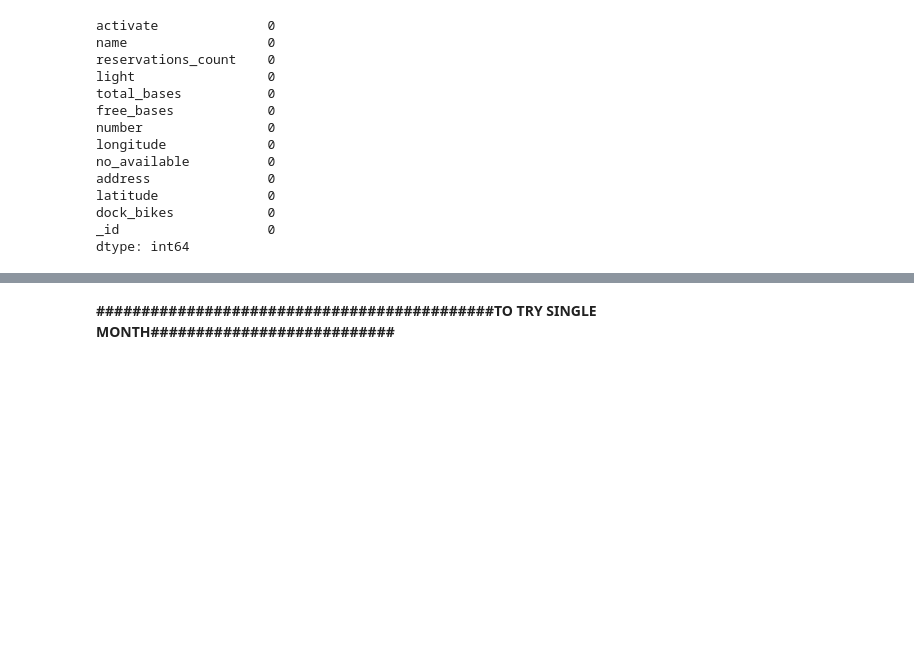
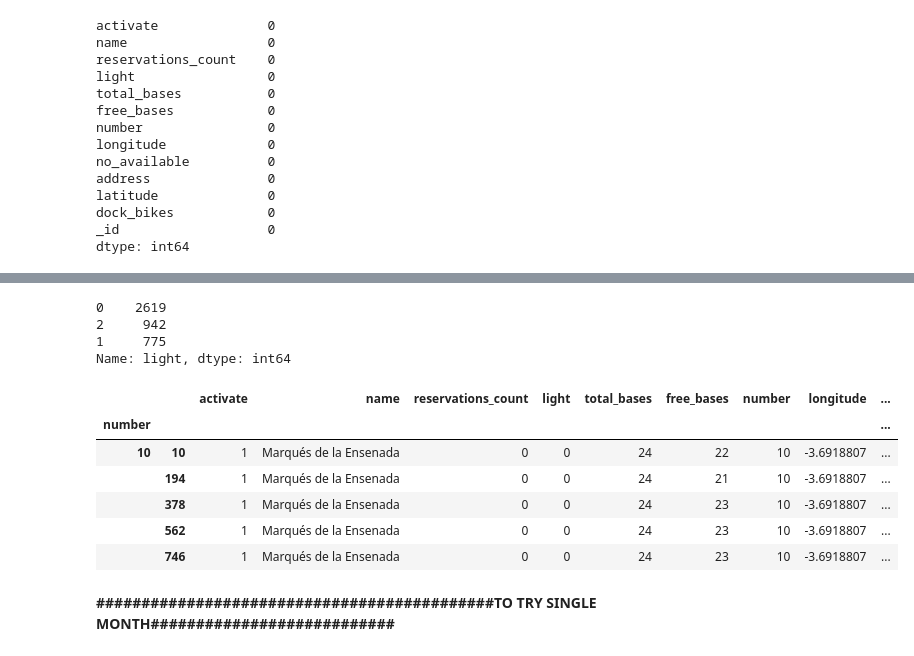
Before and after one commit to martasbarro/biciMAD, a Jupyter notebook: Data Wrangling/DataWanglingSituacionEstaciones.ipynb, the cells around one changed output, grey strips where cells are left out. Cells and saved outputs as stored; diff of their text form; code cells hidden in the pictures; blank space fills up the shorter version.

```diff
--- a/Data Wrangling/DataWanglingSituacionEstaciones.ipynb
+++ b/Data Wrangling/DataWanglingSituacionEstaciones.ipynb
@@ -87,3 +104,5 @@ latitude              0
 dock_bikes            0
 _id                   0
 dtype: int64
+# %%
+x = situaciones[situaciones["number"]=="10"]
@@ -89,0 +118,7 @@ dtype: int64
+# %%
+x["light"].value_counts()
+# %% [output]
+0    2619
+2     942
+1     775
+Name: light, dtype: int64
@@ -90,3 +326,13 @@ dtype: int64
+# %%
+situaciones.groupby("number", group_keys=True).apply(lambda x: x).head()
+# %% [output]
+|  |  | activate | name | reservations_count | light | total_bases | free_bases | number | longitude | ... |
+| number |  |  |  |  |  |  |  |  |  | ... |
+| 10 | 10 | 1 | Marqués de la Ensenada | 0 | 0 | 24 | 22 | 10 | -3.6918807 | ... |
+|  | 194 | 1 | Marqués de la Ensenada | 0 | 0 | 24 | 21 | 10 | -3.6918807 | ... |
+|  | 378 | 1 | Marqués de la Ensenada | 0 | 0 | 24 | 23 | 10 | -3.6918807 | ... |
+|  | 562 | 1 | Marqués de la Ensenada | 0 | 0 | 24 | 23 | 10 | -3.6918807 | ... |
+|  | 746 | 1 | Marqués de la Ensenada | 0 | 0 | 24 | 23 | 10 | -3.6918807 | ... |
 # %% [markdown]
 **############################################TO TRY SINGLE MONTH###########################**
 # %%
```
Also changed, not shown: parts of 8 cells of this notebook, 1 other file.
